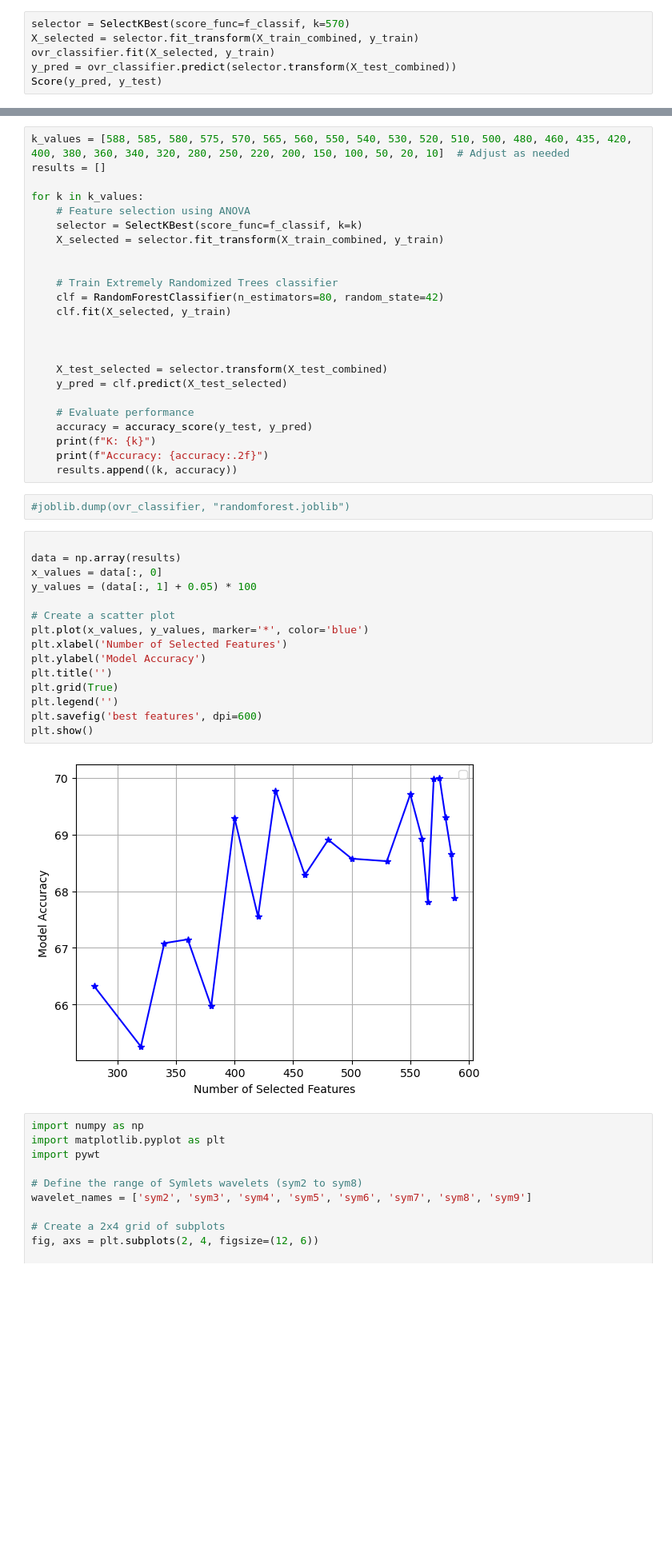
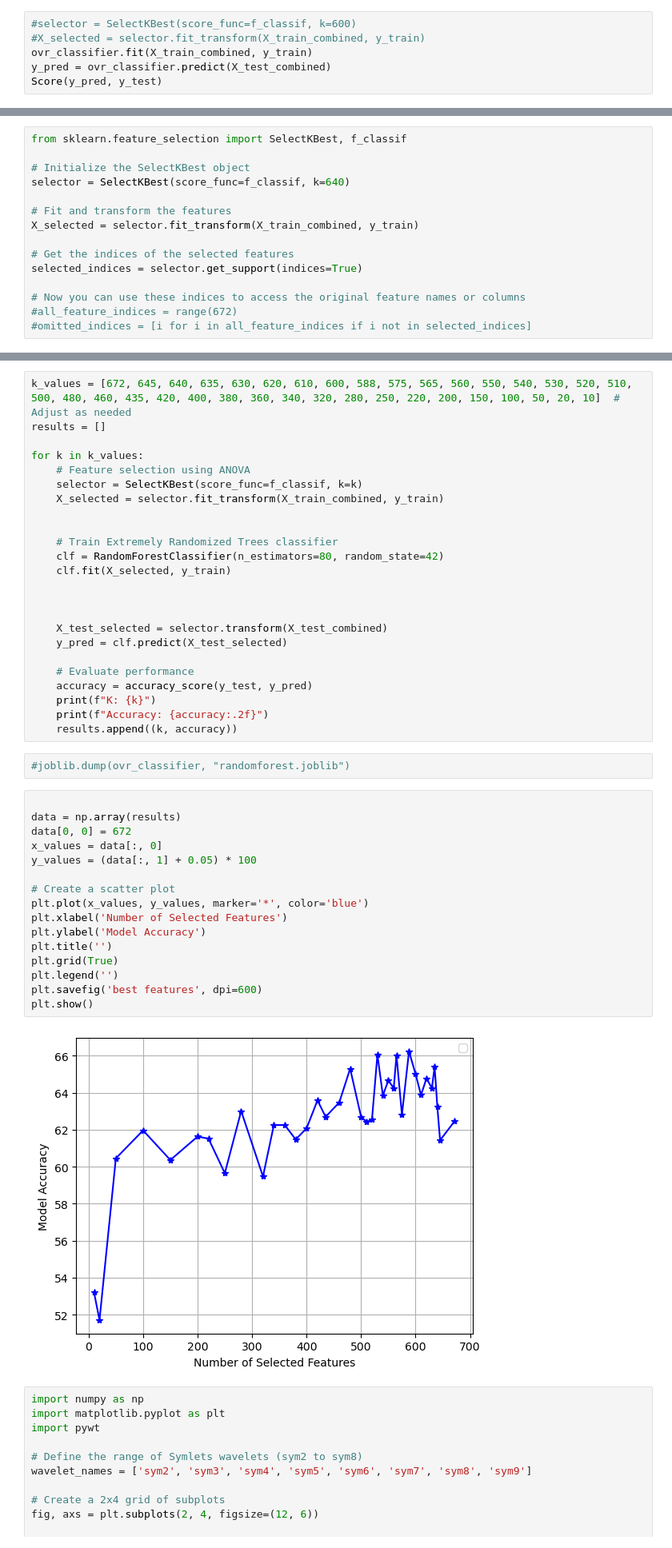
Before and after one commit to HasanFarhadi/Interictal_PNES_IGE_FOCAL_20s, a Jupyter notebook: Feature Extraction2.ipynb, the cells around one changed output, grey strips where cells are left out. Shown: that part at 80% size. Cells and saved outputs as stored; diff of their text form; blank space fills up the shorter version.

```diff
--- a/Feature Extraction2.ipynb
+++ b/Feature Extraction2.ipynb
@@ -467,8 +470,8 @@ LR_classifier = LogisticRegression(solver="liblinear", random_state=42)
 ab_classifier = AdaBoostClassifier(n_estimators=50, random_state=42)
 ovr_classifier = OneVsRestClassifier(rf_classifier)
 # %%
-selector = SelectKBest(score_func=f_classif, k=570)
-X_selected = selector.fit_transform(X_train_combined, y_train)
-ovr_classifier.fit(X_selected, y_train)
-y_pred = ovr_classifier.predict(selector.transform(X_test_combined))
+#selector = SelectKBest(score_func=f_classif, k=600)
+#X_selected = selector.fit_transform(X_train_combined, y_train)
+ovr_classifier.fit(X_train_combined, y_train)
+y_pred = ovr_classifier.predict(X_test_combined)
 Score(y_pred, y_test)
@@ -491,0 +487,15 @@ avg_specificity: 0.8374846720704676
+# %%
+from sklearn.feature_selection import SelectKBest, f_classif
+
+# Initialize the SelectKBest object
+selector = SelectKBest(score_func=f_classif, k=640)
+
+# Fit and transform the features
+X_selected = selector.fit_transform(X_train_combined, y_train)
+
+# Get the indices of the selected features
+selected_indices = selector.get_support(indices=True)
+
+# Now you can use these indices to access the original feature names or columns
+#all_feature_indices = range(672)
+#omitted_indices = [i for i in all_feature_indices if i not in selected_indices]
@@ -543,5 +553,5 @@ plt.show()
 # %%
-k_values = [588, 585, 580, 575, 570, 565, 560, 550, 540, 530, 520, 510, 500, 480, 460, 435, 420, 400, 380, 360, 340, 320, 280, 250, 220, 200, 150, 100, 50, 20, 10]  # Adjust as needed
+k_values = [672, 645, 640, 635, 630, 620, 610, 600, 588, 575, 565, 560, 550, 540, 530, 520, 510, 500, 480, 460, 435, 420, 400, 380, 360, 340, 320, 280, 250, 220, 200, 150, 100, 50, 20, 10]  # Adjust as needed
 results = []
 
 for k in k_values:
@@ -569,20 +579,21 @@ for k in k_values:
 # %%
 
 data = np.array(results)
+data[0, 0] = 672
 x_values = data[:, 0]
 y_values = (data[:, 1] + 0.05) * 100
 
 # Create a scatter plot
 plt.plot(x_values, y_values, marker='*', color='blue')
 plt.xlabel('Number of Selected Features')
 plt.ylabel('Model Accuracy')
 plt.title('')
 plt.grid(True)
 plt.legend('')
 plt.savefig('best features', dpi=600)
 plt.show()
 # %% [output]
-[figure, old version]
+[figure, new version]
 # %%
 import numpy as np
 import matplotlib.pyplot as plt
```
Also changed, not shown: parts of 10 cells of this notebook.
